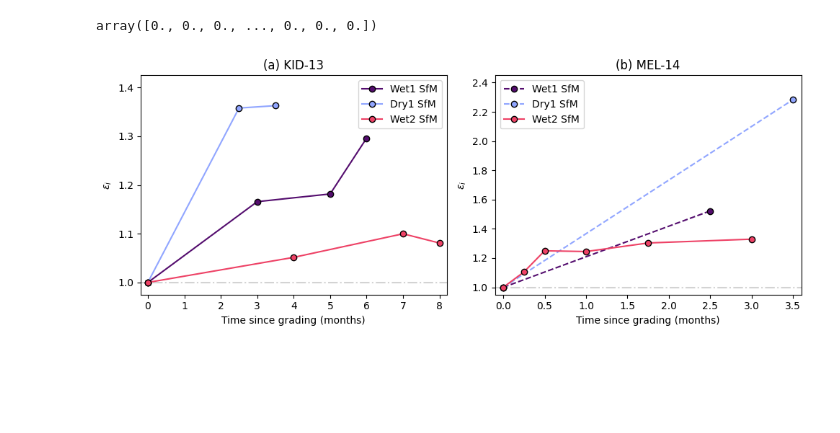
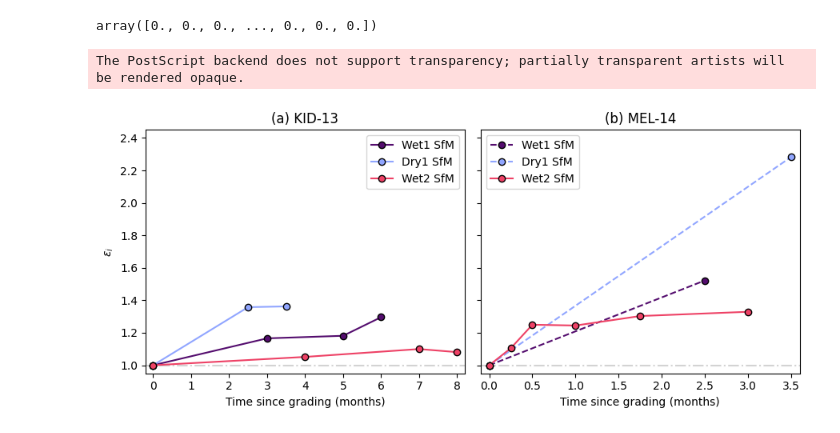
Before and after one commit to amanaster2/ll_micro, a Jupyter notebook: flowAccumulation.ipynb, the cells around one changed output. Cells and saved outputs as stored; diff of their text form; code cells hidden in the pictures; blank space fills up the shorter version.

Commit message:
Rerunning notebooks to get final figures for publication

```diff
--- a/flowAccumulation.ipynb
+++ b/flowAccumulation.ipynb
@@ -741,40 +741,41 @@ t_k13_dsyr1_lidar = [0, 3.5]
 t_k13_wsyr2_lidar = [0, 8]
 
 
-fig, ax = plt.subplots(1,2, figsize=(10,4), layout='tight')
+fig, ax = plt.subplots(1,2, figsize=(9,4), sharey=True, layout='tight')
 ax[0].plot([-0.3,8.3], [1.0,1.0],  '-.', color='lightgray', markeredgecolor='k', label='')
 ax[0].plot(t_k13_wsyr1_sfm, wsyr1_15_k13_sfm, 'o-', color='#540D6E', markeredgecolor='k', label='Wet1 SfM')
 ax[0].plot(t_k13_dsyr1_sfm, dsyr1_15_k13_sfm, 'o-', color='#91A6FF', markeredgecolor='k', label='Dry1 SfM')
 ax[0].plot(t_k13_wsyr2_sfm, wsyr2_15_k13_sfm, 'o-', color='#EE4266', markeredgecolor='k', label='Wet2 SfM')
 # ax[0].plot(t_k13_wsyr1_lidar[1], wsyr1_15_k13_lidar[1], 'D', markersize=6, color='#08415C', markeredgecolor='k', label='Wet1 LiDAR')
 # ax[0].plot(t_k13_dsyr1_lidar[1], dsyr1_15_k13_lidar[1], 'D', markersize=6, color='#75DDDD', markeredgecolor='k', label='Dry1 LiDAR')
 # ax[0].plot(t_k13_wsyr2_lidar[1], wsyr2_15_k13_lidar[1], 'D', markersize=6, color='#CC2936', markeredgecolor='k', label='Wet2 LiDAR')
-ax[0].set(ylabel=r'$\epsilon_{i}$', xlim=(-0.2,8.2), ylim=(0.975,1.425),title='(a) KID-13', xlabel='Time since grading (months)')
+ax[0].set(ylabel=r'$\epsilon_{i}$', xlim=(-0.2,8.2), ylim=(0.95,2.45),title='(a) KID-13', xlabel='Time since grading (months)')
 ax[0].legend()
 
 # ax[0,1].plot([-0.3,8.3], [1.0,1.0],  '-.', color='lightgray', markeredgecolor='k', label='')
 # ax[0,1].plot(t_k13_wsyr1, wsyr1_25_k13, 'o-', color='#08415C', markeredgecolor='k', label='Wet1')
 # ax[0,1].plot(t_k13_dsyr1, dsyr1_25_k13, 'o-', color='#75DDDD', markeredgecolor='k', label='Dry1')
 # ax[0,1].plot(t_k13_wsyr2, wsyr2_25_k13, 'o-', color='#CC2936', markeredgecolor='k', label='Wet2')
 # ax[0,1].set(ylabel=r'$\epsilon_{ni,2.5}$', xlim=(-0.2,8.2), ylim=(0.925,1.475), title='(b) KID-13, $x=2.5$', xlabel='Time since grading (months)')
 # ax[0,1].legend()
 
 ax[1].plot([-0.3,8.3], [1.0,1.0],  '-.', color='lightgray', markeredgecolor='k', label='')
 ax[1].plot(t_m14_wsyr1_sfm, wsyr1_15_m14_sfm, 'o--', color='#540D6E', markeredgecolor='k', label='Wet1 SfM')
 ax[1].plot(t_m14_dsyr1_sfm, dsyr1_15_m14_sfm, 'o--', color='#91A6FF', markeredgecolor='k', label='Dry1 SfM')
 ax[1].plot(t_m14_wsyr2_sfm, wsyr2_15_m14_sfm, 'o-', color='#EE4266', markeredgecolor='k', label='Wet2 SfM')
 # ax[1].plot(t_m14_dsyr1_lidar[1], dsyr1_15_m14_lidar[1], 'D', markersize=6, color='#75DDDD', markeredgecolor='k', label='Dry1 LiDAR')
 # ax[1].plot(t_m14_wsyr2_lidar[1], wsyr2_15_m14_lidar[1], 'D', markersize=6, color='#CC2936', markeredgecolor='k', label='Wet2 LiDAR')
-ax[1].set(ylabel=r'$\epsilon_{i}$',xlim=(-0.1,3.6), ylim=(0.95,2.45), title=r"(b) MEL-14", xlabel='Time since grading (months)')
+ax[1].set(xlim=(-0.1,3.6), title=r"(b) MEL-14", xlabel='Time since grading (months)')
 ax[1].legend()
 
 # ax[1,1].plot([-0.3,8.3], [1.0,1.0],  '-.', color='lightgray', markeredgecolor='k', label='')
 # ax[1,1].plot(t_m14_wsyr1, wsyr1_25_m14, '^--', color='#08415C', markeredgecolor='k', label='Wet1')
 # ax[1,1].plot(t_m14_dsyr1, dsyr1_25_m14, '^--', color='#75DDDD', markeredgecolor='k', label='Dry1')
 # ax[1,1].plot(t_m14_wsyr2, wsyr2_25_m14, '^-', color='#CC2936', markeredgecolor='k', label='Wet2')
 # ax[1,1].set(ylabel=r'$\epsilon_{ni,2.5}$', xlim=(-0.1,3.6), ylim=(0.925,2.825), title=r'(d) MEL-14, $x=2.5$', xlabel='Time since grading (months)')
 # ax[1,1].legend()
-# plt.savefig('/mnt/c/Users/Amanda/OneDrive - UW/Dissertation Writing/Chapters/Ch4_mt/Fig12.png', dpi=600, bbox_inches='tight')
+plt.savefig('/home/adalvis/github/micro_diff/data/savefigs/Fig12.eps', bbox_inches='tight')
 plt.show();
 # %% [output]
+The PostScript backend does not support transparency; partially transparent artists will be rendered opaque.
-[figure, old version]
+[figure, new version]
```
Also changed, not shown: 2 other files.
